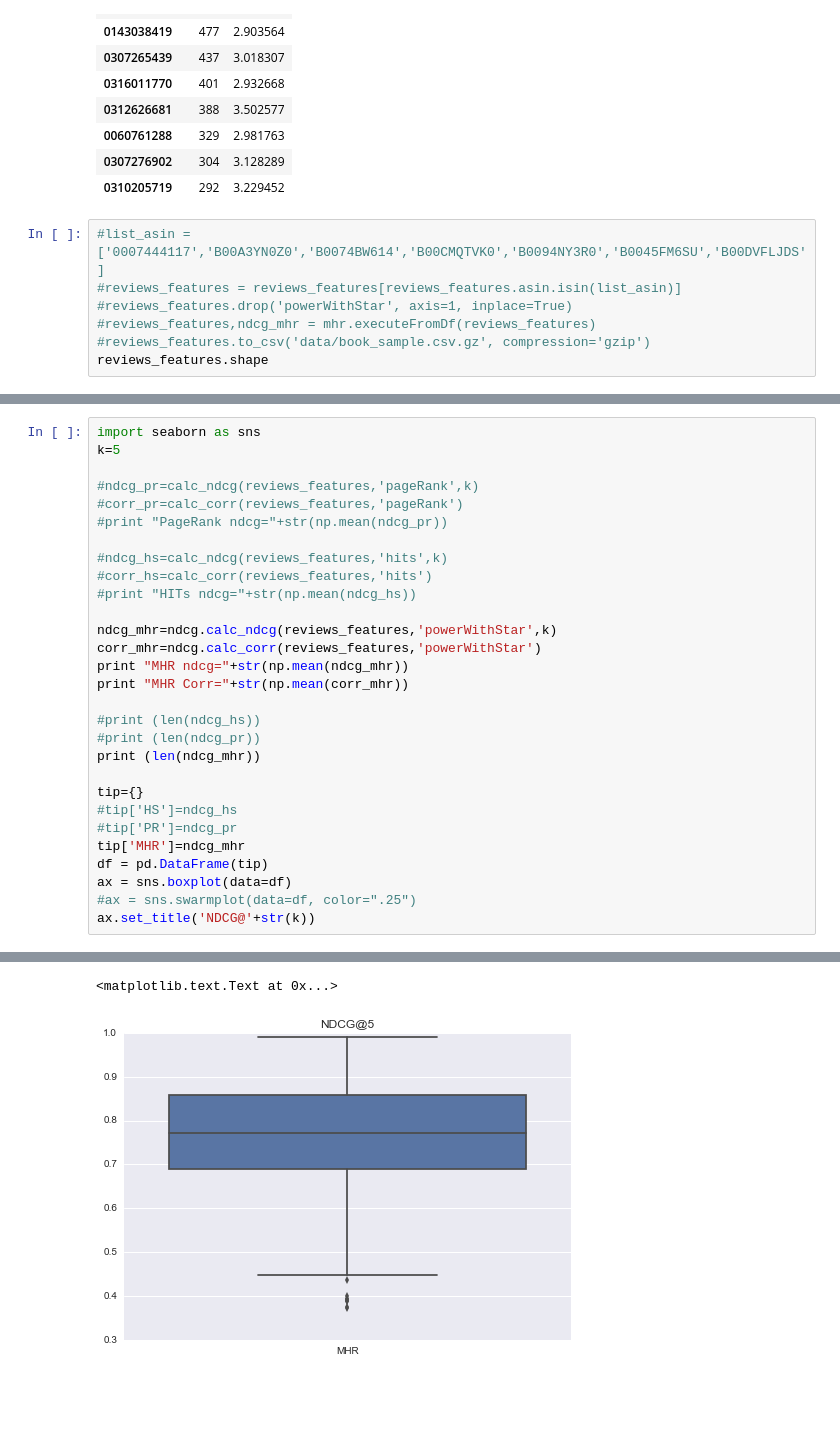
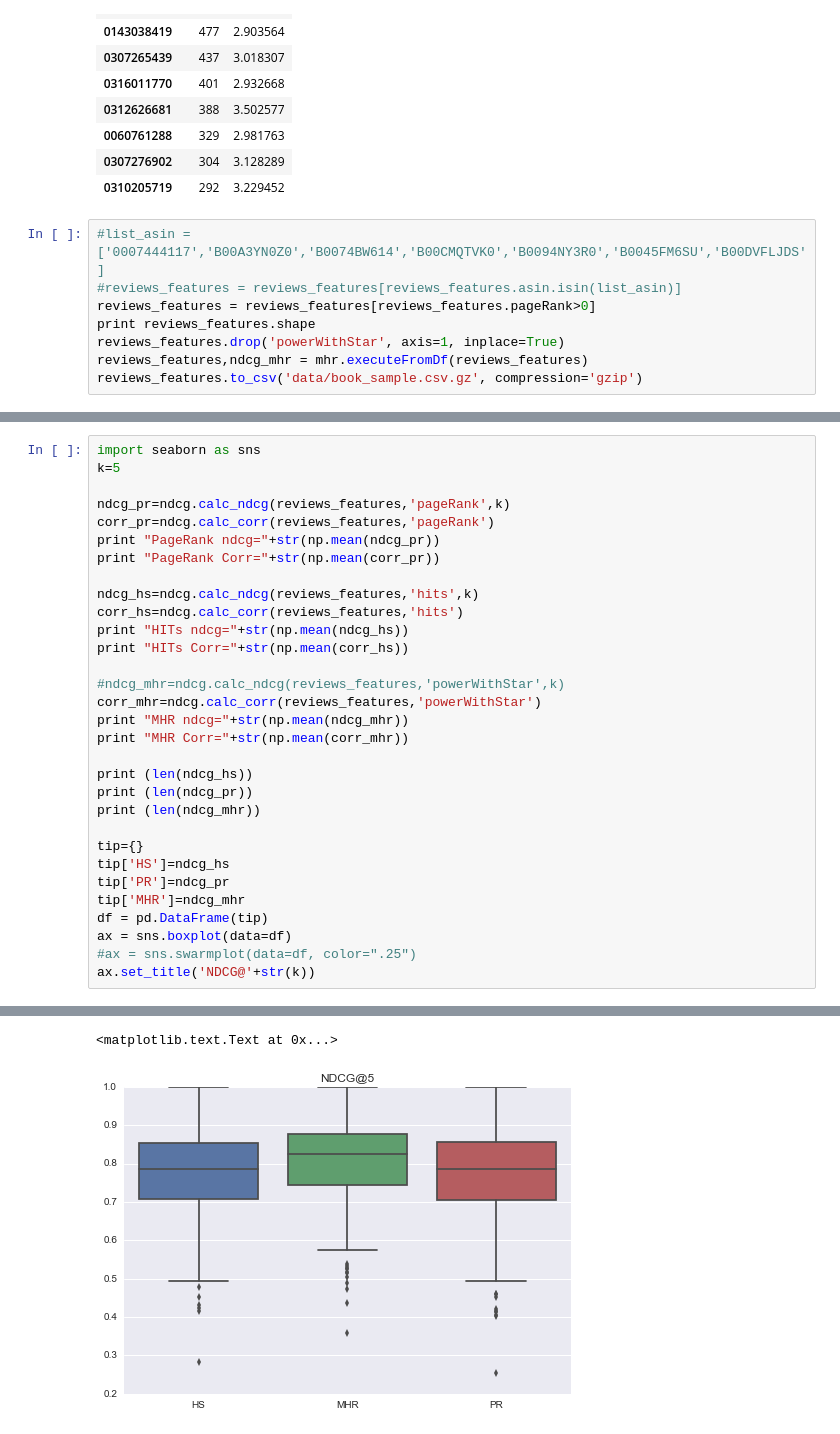
Before and after one commit to vwoloszyn/MRR, a Jupyter notebook: PR_HS_LEN_Assessment_book.ipynb, the cells around one changed output, grey strips where cells are left out. Saved outputs shown, nothing was run; the diff lists cells and outputs as text; blank space fills up the shorter version.

```diff
--- a/PR_HS_LEN_Assessment_book.ipynb
+++ b/PR_HS_LEN_Assessment_book.ipynb
@@ -34,8 +34,9 @@ df_agg['overall'].sort_values('count',ascending=False).head(10)
 # %%
 #list_asin = ['0007444117','B00A3YN0Z0','B0074BW614','B00CMQTVK0','B0094NY3R0','B0045FM6SU','B00DVFLJDS']
 #reviews_features = reviews_features[reviews_features.asin.isin(list_asin)]
-#reviews_features.drop('powerWithStar', axis=1, inplace=True)
-#reviews_features,ndcg_mhr = mhr.executeFromDf(reviews_features)
-#reviews_features.to_csv('data/book_sample.csv.gz', compression='gzip')
-reviews_features.shape
+reviews_features = reviews_features[reviews_features.pageRank>0]
+print reviews_features.shape
+reviews_features.drop('powerWithStar', axis=1, inplace=True)
+reviews_features,ndcg_mhr = mhr.executeFromDf(reviews_features)
+reviews_features.to_csv('data/book_sample.csv.gz', compression='gzip')
 # %% [output]
@@ -61,26 +61,28 @@ product=0385341636 ndcg=0.800788090053 (0.795535480324)
 import seaborn as sns
 k=5
 
-#ndcg_pr=calc_ndcg(reviews_features,'pageRank',k)
-#corr_pr=calc_corr(reviews_features,'pageRank')
-#print "PageRank ndcg="+str(np.mean(ndcg_pr))
+ndcg_pr=ndcg.calc_ndcg(reviews_features,'pageRank',k)
+corr_pr=ndcg.calc_corr(reviews_features,'pageRank')
+print "PageRank ndcg="+str(np.mean(ndcg_pr))
+print "PageRank Corr="+str(np.mean(corr_pr))
 
-#ndcg_hs=calc_ndcg(reviews_features,'hits',k)
-#corr_hs=calc_corr(reviews_features,'hits')
-#print "HITs ndcg="+str(np.mean(ndcg_hs))
+ndcg_hs=ndcg.calc_ndcg(reviews_features,'hits',k)
+corr_hs=ndcg.calc_corr(reviews_features,'hits')
+print "HITs ndcg="+str(np.mean(ndcg_hs))
+print "HITs Corr="+str(np.mean(corr_hs))
 
-ndcg_mhr=ndcg.calc_ndcg(reviews_features,'powerWithStar',k)
+#ndcg_mhr=ndcg.calc_ndcg(reviews_features,'powerWithStar',k)
 corr_mhr=ndcg.calc_corr(reviews_features,'powerWithStar')
 print "MHR ndcg="+str(np.mean(ndcg_mhr))
 print "MHR Corr="+str(np.mean(corr_mhr))
 
-#print (len(ndcg_hs))
-#print (len(ndcg_pr))
+print (len(ndcg_hs))
+print (len(ndcg_pr))
 print (len(ndcg_mhr))
 
 tip={}
-#tip['HS']=ndcg_hs
-#tip['PR']=ndcg_pr
+tip['HS']=ndcg_hs
+tip['PR']=ndcg_pr
 tip['MHR']=ndcg_mhr
 df = pd.DataFrame(tip)
 ax = sns.boxplot(data=df)
@@ -93,4 +101,4 @@ MHR Corr=0.0603877916416
 <matplotlib.text.Text at 0x...>
-[figure, old version]
+[figure, new version]
 # %%
 tip={}
```
Also changed, not shown: parts of 3 cells of this notebook, 3 other files.
